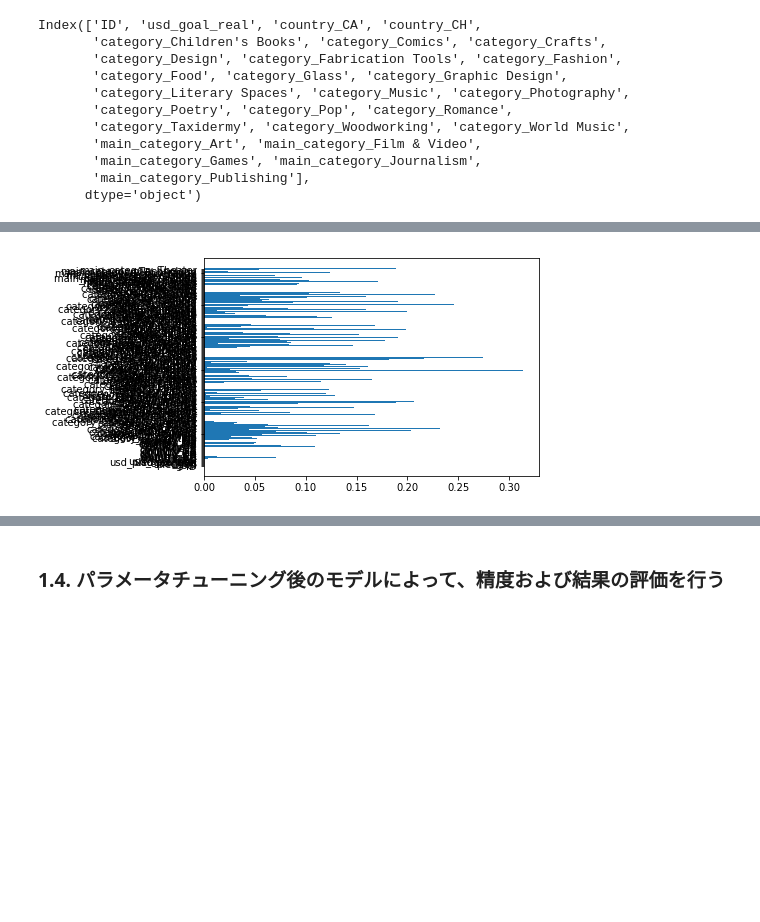
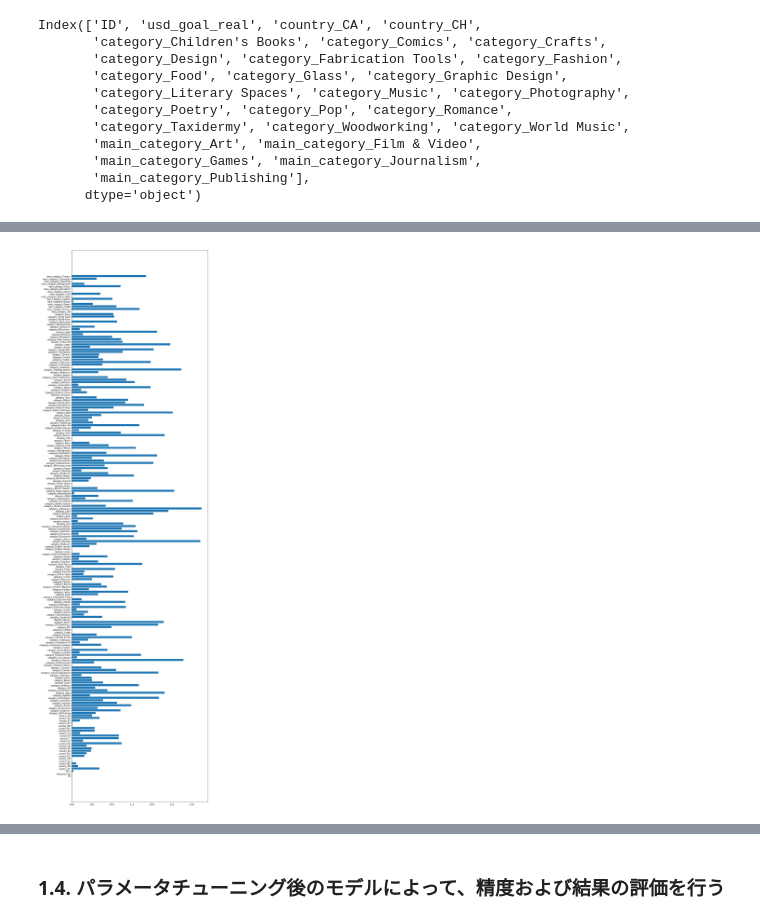
Before and after one commit to Junya-Bell-Wood/ml_tokyo_12, a Jupyter notebook: Day3_work_SuzukiJunya.ipynb, the cells around one changed output, grey strips where cells are left out. Cells and saved outputs as stored; diff of their text form; code cells hidden in the pictures; blank space fills up the shorter version.

```diff
--- a/Day3_work_SuzukiJunya.ipynb
+++ b/Day3_work_SuzukiJunya.ipynb
@@ -279,6 +292,7 @@ array([0.00000000e+00, 1.78913204e-08, 2.06290147e-07, 3.78342318e-05,
 # %%
 # 係数を棒グラフで表示
+fig = plt.figure(figsize=(12, 50))
 plt.barh(np.arange(0, len(abs_coef)), abs_coef, tick_label=train_data.columns.values)
 plt.show()
 # %% [output]
-[figure, old version]
+[figure, new version]
```
Also changed, not shown: parts of 13 cells of this notebook.
